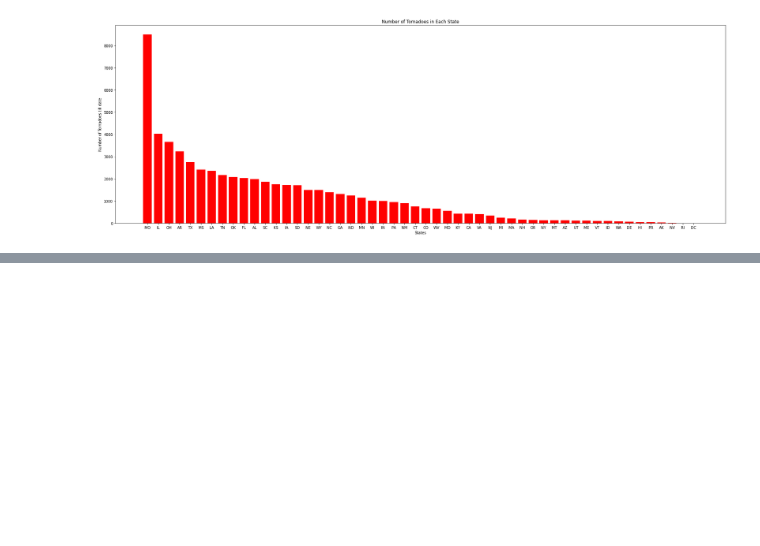
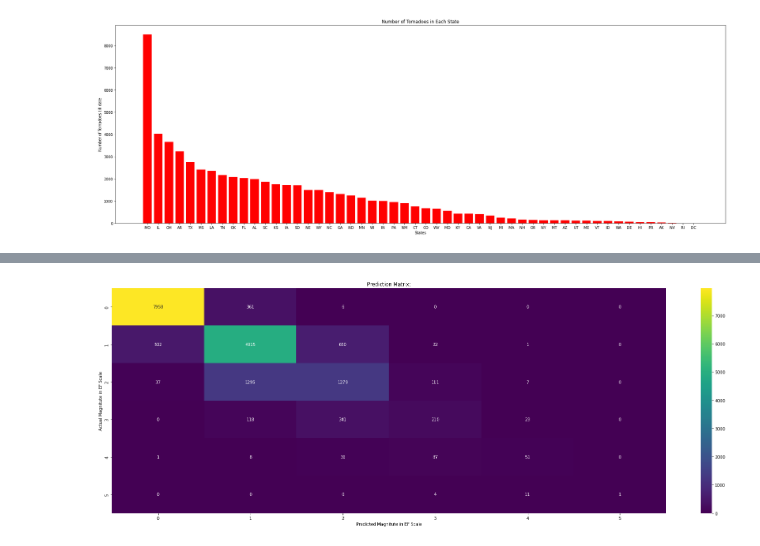
Before and after one commit to azizamirsaidova/aws_disaster_response_hackathon, a Jupyter notebook: Loss_score.ipynb, the cells around one changed output, grey strips where cells are left out. Saved outputs shown, nothing was run; the diff lists cells and outputs as text; code cells hidden in the pictures; blank space fills up the shorter version.

```diff
--- a/Loss_score.ipynb
+++ b/Loss_score.ipynb
@@ -424,0 +518,2 @@ plt.show()
+# %%
+df1 = df.copy()
@@ -424,0 +548,16 @@ plt.show()
+# %%
+LogReg = LogisticRegression(solver='liblinear')
+LogReg.fit(X1_train_scaled, y1_train)
+
+y1_pred_logreg = LogReg.predict(X1_test_scaled)
+
+confusion_matrix1_s_lr = confusion_matrix(y1_test, y1_pred_logreg)
+
+print(confusion_matrix1_s_lr)
+print(classification_report(y1_test, y1_pred_logreg))
+print('Train Score: ', LogReg.score(X1_train_scaled, y1_train))
+print('Test Score: ', LogReg.score(X1_test_scaled, y1_test))
+
+logreg_accuracy_s_lr = accuracy_score(y1_test,y1_pred_logreg)*100
+
+print('Accuracy acheived by Logistic Regression:',logreg_accuracy_s_lr)
@@ -424,0 +620,15 @@ plt.show()
+# %%
+rfc=RandomForestClassifier(n_estimators=150,max_features=5)
+rfc.fit(X1_train_scaled,y1_train)
+y1_pred_rfc=rfc.predict(X1_test_scaled)
+rfc_result1 = confusion_matrix(y1_test, y1_pred_rfc)
+
+print("Confusion Matrix:")
+print(rfc_result1)
+
+result_rfc1 = classification_report(y1_test, y1_pred_rfc)
+print("Classification Report:",)
+print (result_rfc1)
+
+rfc_accuracy1 = accuracy_score(y1_test,y1_pred_rfc)
+print("Accuracy by random forest classifier:",rfc_accuracy1*100)
@@ -424,0 +653,8 @@ plt.show()
+# %%
+sns.heatmap(rfc_result1 ,annot=True,fmt="d",cmap='viridis')
+plt.title('Prediction Matrix:')
+plt.ylabel('Actual Magnitute in EF Scale')
+plt.xlabel('Predicted Magnitute in EF Scale')
+plt.show()
+# %% [output]
+[figure, added]
```
Also changed, not shown: parts of 34 cells of this notebook.
